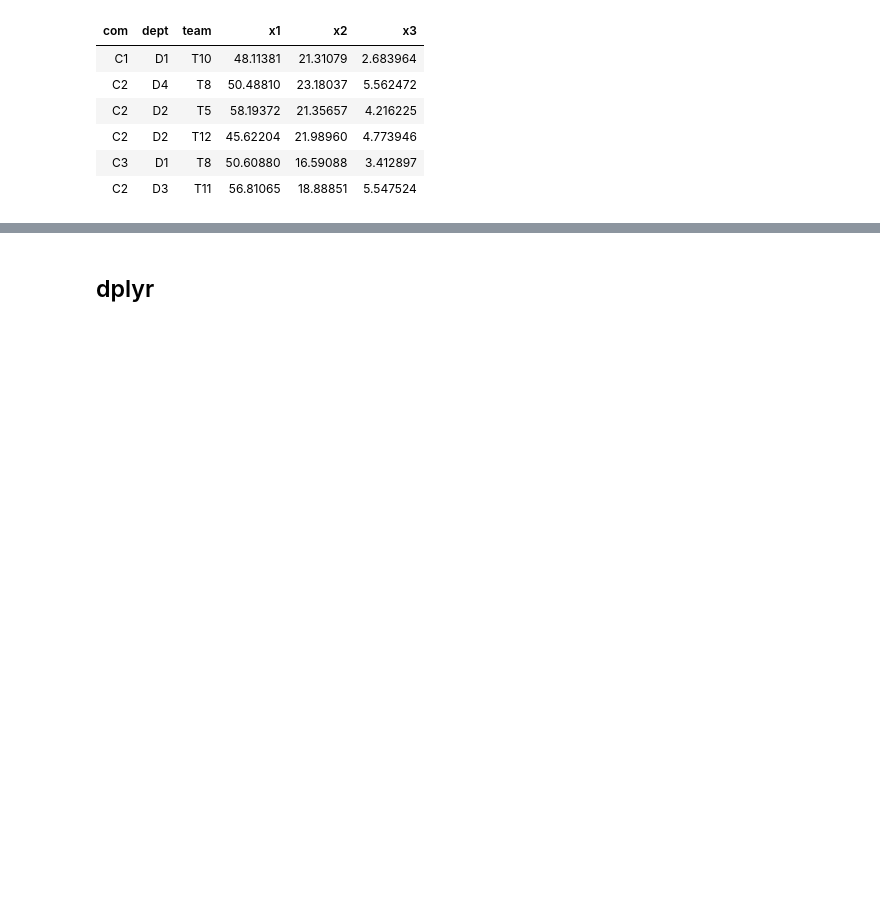
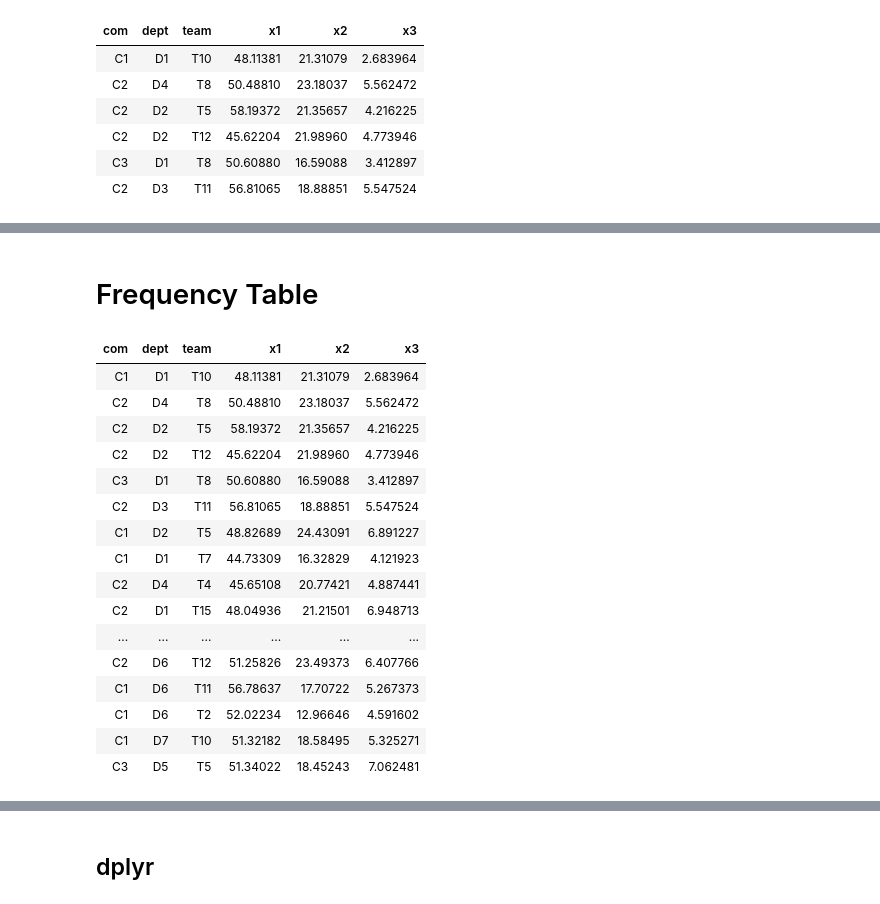
Before and after one commit to yongks/r_book, a Jupyter notebook: 03-Wrangling.ipynb, the cells around one changed output, grey strips where cells are left out. Saved outputs shown, nothing was run; the diff lists cells and outputs as text; code cells hidden in the pictures; blank space fills up the shorter version.

```diff
--- a/03-Wrangling.ipynb
+++ b/03-Wrangling.ipynb
@@ -89,0 +40,22 @@ print( str_detect(x, "[aeiou]")  )
+# %% [markdown]
+# Frequency Table
+# %%
+my.df
+# %% [output]
+| com | dept | team | x1 | x2 | x3 |
+| C1 | D1 | T10 | 48.11381 | 21.31079 | 2.683964 |
+| C2 | D4 | T8 | 50.48810 | 23.18037 | 5.562472 |
+| C2 | D2 | T5 | 58.19372 | 21.35657 | 4.216225 |
+| C2 | D2 | T12 | 45.62204 | 21.98960 | 4.773946 |
+| C3 | D1 | T8 | 50.60880 | 16.59088 | 3.412897 |
+| C2 | D3 | T11 | 56.81065 | 18.88851 | 5.547524 |
+| C1 | D2 | T5 | 48.82689 | 24.43091 | 6.891227 |
+| C1 | D1 | T7 | 44.73309 | 16.32829 | 4.121923 |
+| C2 | D4 | T4 | 45.65108 | 20.77421 | 4.887441 |
+| C2 | D1 | T15 | 48.04936 | 21.21501 | 6.948713 |
+| ... | ... | ... | ... | ... | ... |
+| C2 | D6 | T12 | 51.25826 | 23.49373 | 6.407766 |
+| C1 | D6 | T11 | 56.78637 | 17.70722 | 5.267373 |
+| C1 | D6 | T2 | 52.02234 | 12.96646 | 4.591602 |
+| C1 | D7 | T10 | 51.32182 | 18.58495 | 5.325271 |
+| C3 | D5 | T5 | 51.34022 | 18.45243 | 7.062481 |
```
Also changed, not shown: parts of 19 cells of this notebook, 5 other files.
